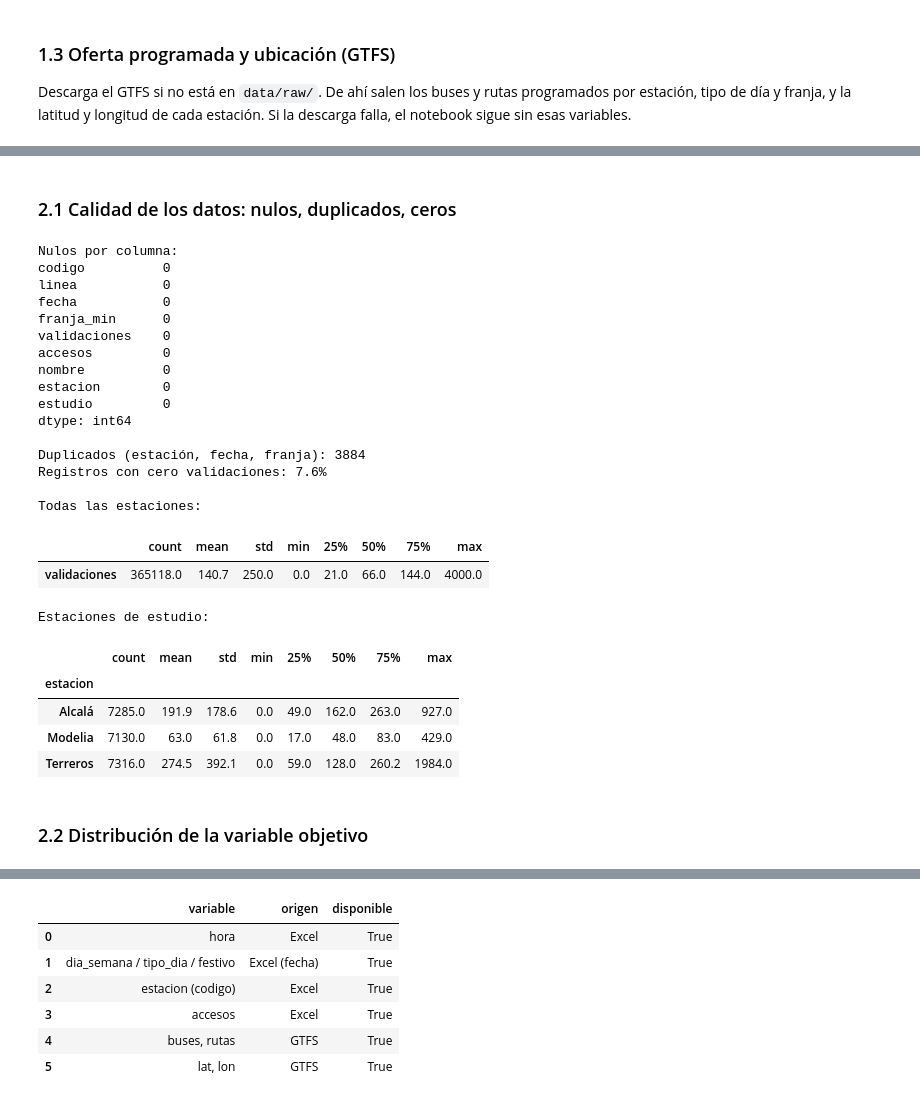
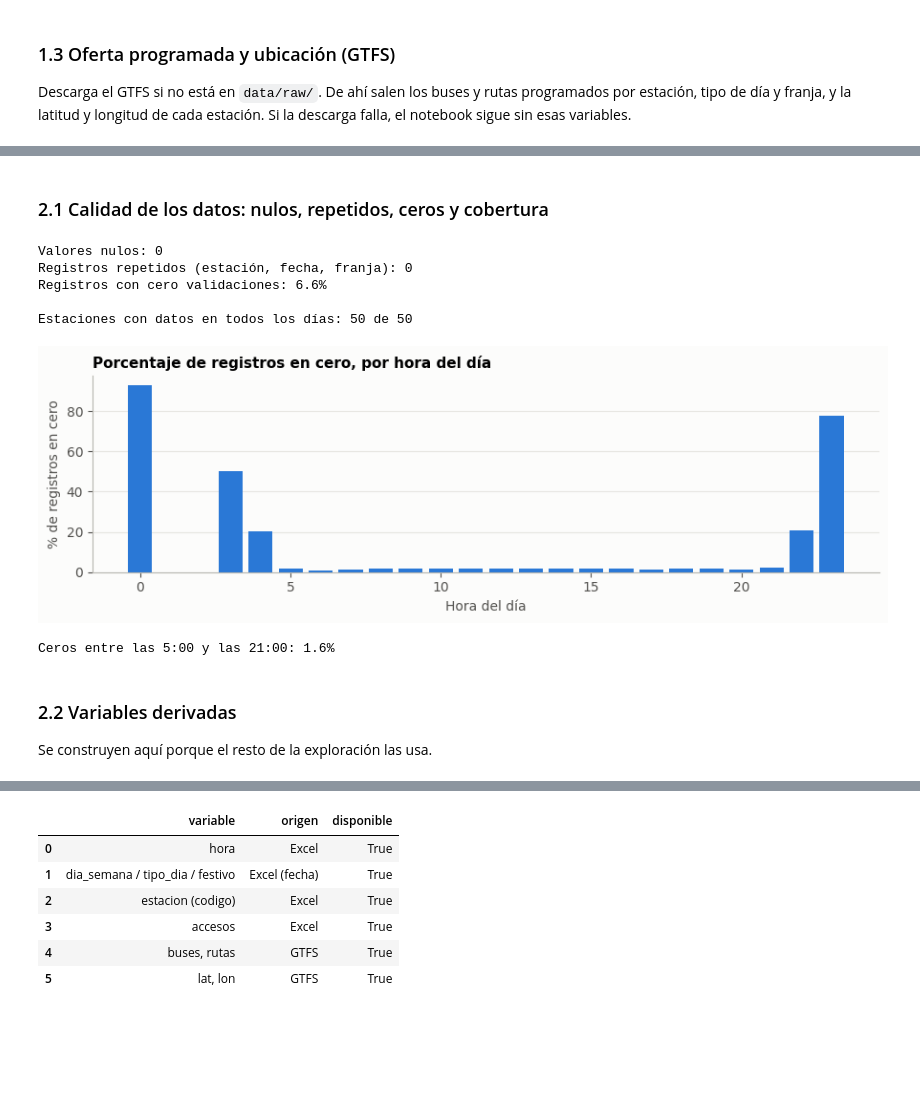
Before and after one commit to QueenR1014/FlujoTransmilenio, a Jupyter notebook: notebooks/taller_transmilenio.ipynb, the cells around one changed output, grey strips where cells are left out. Saved outputs shown, nothing was run; the diff lists cells and outputs as text; code cells hidden in the pictures; blank space fills up the shorter version.

```diff
--- a/notebooks/taller_transmilenio.ipynb
+++ b/notebooks/taller_transmilenio.ipynb
@@ -190,0 +322,15 @@ Registros de las estaciones de estudio: 21731
+# %%
+# Salvaguarda: una misma estación, fecha y franja no puede aparecer dos veces
+llave = ["codigo", "fecha", "franja_min"]
+n_dup = int(datos.duplicated(llave).sum())
+if n_dup:
+    rep = datos[datos.duplicated(llave, keep=False)]
+    print(f"AVISO: {n_dup} registros repetidos, en estas fechas:", sorted(rep.fecha.dt.date.unique())[:6])
+    print("  Con cero validaciones entre los repetidos: {:.0%}".format((rep.validaciones == 0).mean()))
+    como = {c: "first" for c in datos.columns if c not in llave}
+    como.update({"validaciones": "sum", "accesos": "max"})
+    datos = datos.drop_duplicates(llave + ["validaciones"]).groupby(llave, as_index=False).agg(como)
+    datos[llave + ["linea", "validaciones", "accesos", "nombre"]].to_csv(archivo_proc, index=False)
+    print("  Corregido: quedan", len(datos), "registros y", int(datos.duplicated(llave).sum()), "repetidos.")
+else:
+    print("Sin registros repetidos.")
@@ -241,35 +443,35 @@ Oferta calculada: (11282, 5) | estaciones con oferta: 48 | con ubicación: 48 de
 # %% [markdown]
-### 2.1 Calidad de los datos: nulos, duplicados, ceros
+### 2.1 Calidad de los datos: nulos, repetidos, ceros y cobertura
 # %%
-print("Nulos por columna:"); print(datos.isna().sum())
-print("\nDuplicados (estación, fecha, franja):", datos.duplicated(["codigo", "fecha", "franja_min"]).sum())
+llave = ["codigo", "fecha", "franja_min"]
+print("Valores nulos:", int(datos.isna().sum().sum()))
+print("Registros repetidos (estación, fecha, franja):", int(datos.duplicated(llave).sum()))
 print("Registros con cero validaciones: {:.1%}".format((datos.validaciones == 0).mean()))
-print("\nTodas las estaciones:"); display(datos.validaciones.describe().round(1).to_frame().T)
-print("Estaciones de estudio:"); display(datos[datos.estudio].groupby("estacion").validaciones.describe().round(1))
+
+cob = datos.groupby("codigo").agg(estacion=("estacion", "first"), dias=("fecha", "nunique"),
+                                  franjas=("franja_min", "nunique"), registros=("fecha", "size"))
+incompletas = cob[cob.dias < datos.fecha.nunique()]
+print(f"\nEstaciones con datos en todos los días: {len(cob) - len(incompletas)} de {len(cob)}")
+if len(incompletas):
+    print("Estaciones con días faltantes:"); display(incompletas.sort_values("dias"))
+
+ceros = (datos.assign(hora_ent=datos.franja_min // 60, cero=datos.validaciones == 0)
+              .groupby("hora_ent").cero.mean() * 100)
+fig, ax = plt.subplots(figsize=(9, 3))
+ax.bar(ceros.index, ceros.values, color=AZUL, width=0.8)
+ax.set_title("Porcentaje de registros en cero, por hora del día")
+ax.set_ylabel("% de registros en cero"); ax.set_xlabel("Hora del día"); ax.grid(axis="x", visible=False)
+plt.tight_layout(); plt.savefig(FIG / "ceros_por_hora.png", dpi=120); plt.show()
+print("Ceros entre las 5:00 y las 21:00: {:.1%}".format(
+      (datos[(datos.franja_min >= 300) & (datos.franja_min < 1260)].validaciones == 0).mean()))
 # %% [output]
-Nulos por columna:
-codigo          0
-linea           0
-fecha           0
-franja_min      0
-validaciones    0
-accesos         0
-nombre          0
-estacion        0
-estudio         0
-dtype: int64
+Valores nulos: 0
+Registros repetidos (estación, fecha, franja): 0
+Registros con cero validaciones: 6.6%
 
-Duplicados (estación, fecha, franja): 3884
-Registros con cero validaciones: 7.6%
-
-Todas las estaciones:
+Estaciones con datos en todos los días: 50 de 50
-|  | count | mean | std | min | 25% | 50% | 75% | max |
-| validaciones | 365118.0 | 140.7 | 250.0 | 0.0 | 21.0 | 66.0 | 144.0 | 4000.0 |
+[figure, added]
-Estaciones de estudio:
+Ceros entre las 5:00 y las 21:00: 1.6%
-|  | count | mean | std | min | 25% | 50% | 75% | max |
-| estacion |  |  |  |  |  |  |  |  |
-| Alcalá | 7285.0 | 191.9 | 178.6 | 0.0 | 49.0 | 162.0 | 263.0 | 927.0 |
-| Modelia | 7130.0 | 63.0 | 61.8 | 0.0 | 17.0 | 48.0 | 83.0 | 429.0 |
-| Terreros | 7316.0 | 274.5 | 392.1 | 0.0 | 59.0 | 128.0 | 260.2 | 1984.0 |
 # %% [markdown]
-### 2.2 Distribución de la variable objetivo
+### 2.2 Variables derivadas
+Se construyen aquí porque el resto de la exploración las usa.
```
Also changed, not shown: parts of 64 cells of this notebook.
